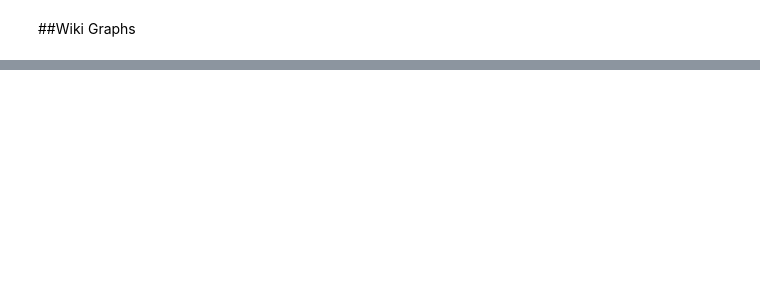
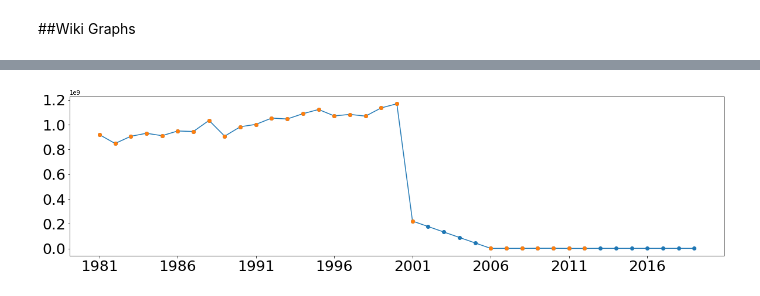
Before and after one commit to dbabrams/ShallowDolomite_Group, a Jupyter notebook: Milestone_1_3_d_Excel_Edit.ipynb, the cells around one changed output, grey strips where cells are left out. Cells and saved outputs as stored; diff of their text form; code cells hidden in the pictures; blank space fills up the shorter version.

```diff
--- a/Milestone_1_3_d_Excel_Edit.ipynb
+++ b/Milestone_1_3_d_Excel_Edit.ipynb
@@ -154,0 +147,4 @@ plt.show()
+# %%
+#read in cooked data (edited in excel)
+cooked_data=pd.read_csv('https://raw.githubusercontent.com/dbabrams/ShallowDolomite_Group/pumping/caleb/M1_3d_BigWells_Edit.csv?token=ANYMEMJODKAAGVI22HLCU6S6VX5HU',index_col='owner')
+print(cooked_data)
@@ -155,2 +165,24 @@ plt.show()
+# %%
+#Put raw data in individual variables to plot
+
+ILAr=raw_data_4.iloc[1]
+ROMr=raw_data_4.iloc[2]
+CRHr=raw_data_4.iloc[3]
+SHOr=raw_data_4.iloc[4]
+BOLr=raw_data_4.iloc[5]
+MKAr=raw_data_4.iloc[6]
+VMTr=raw_data_4.iloc[8]
+ROKr=raw_data_4.iloc[9]
+# %%
+#put cooked data in individual variables to plot
+
+ILAc=cooked_data.iloc[1]
+ROMc=cooked_data.iloc[2]
+CRHc=cooked_data.iloc[3]
+SHOc=cooked_data.iloc[4]
+BOLc=cooked_data.iloc[5]
+MKAc=cooked_data.iloc[6]
+VMTc=cooked_data.iloc[7]
+ROKc=cooked_data.iloc[8]
 # %% [markdown]
 ##Wiki Graphs
@@ -290,0 +189,7 @@ plt.show()
+# %%
+#plot Illinois American
+ILAc.plot(label='owner', figsize=(20,5), fontsize=25, style='o-')
+ILAr.plot(style='o')
+plt.show()
+# %% [output]
+[figure, added]
```
Also changed, not shown: parts of 17 cells of this notebook.
